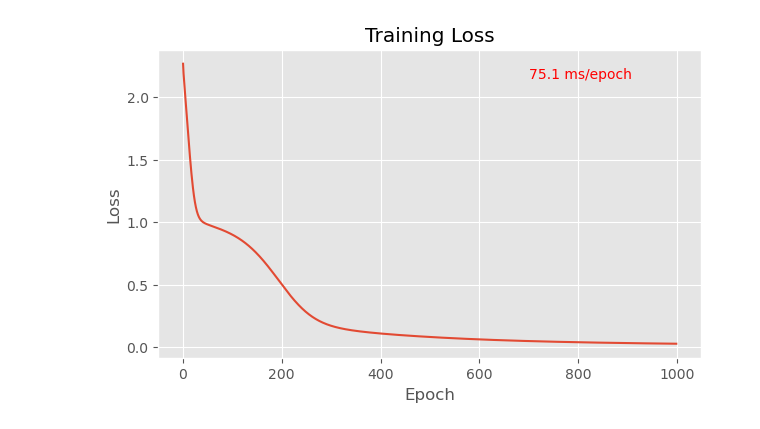
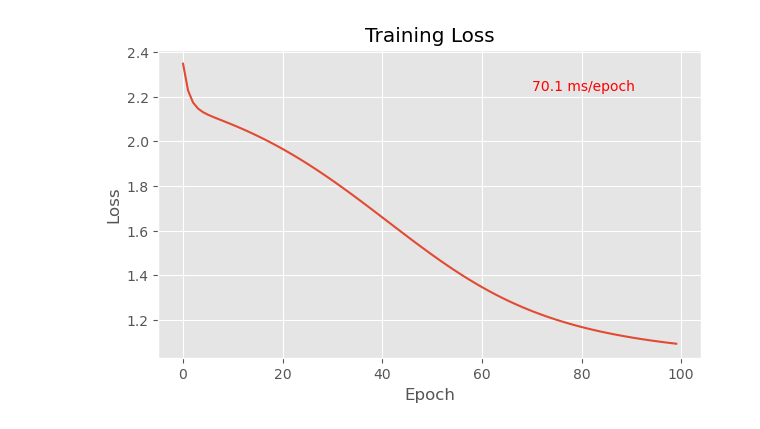
Before and after one commit to morganhawkins/ML-Projects, a Jupyter notebook: Neural Network.ipynb, the cells around one changed output. Cells and saved outputs as stored; diff of their text form; code cells hidden in the pictures.

```diff
--- a/Neural Network.ipynb
+++ b/Neural Network.ipynb
@@ -27,7 +27,7 @@ class connected_layer:
 
         #-must randomize weight matrix so that gradient isn't same for all neurons
         #--because gradient of neuron w respect to previous neuron is just associated weight
-        self.weight_mat = np.random.uniform(-1, 1, (num_neurons, prev_neurons))
+        self.weight_mat = np.random.uniform(-2, 2, (num_neurons, prev_neurons))
         self.weight_mat_update = np.zeros((num_neurons, prev_neurons))
 
 
@@ -285,6 +234,36 @@ x = np.random.uniform(-2,2,(1000,2))
 
 y = np.array([[s[0]*s[1], s[0] + s[1]] for s in x])
 # %%
-test_net.fit(x, y, epochs = 1000)
+#running 1000 epochs
+
+total_epochs = 100
+loss_history = np.zeros(total_epochs)
+
+start_time = time()
+for epoch in range(total_epochs):
+
+    for s in range(len(x)):
+        test_net.fit(x[s], y[s], learn_coef = .1)
+
+    for layer in test_net.layers:
+        if type(layer) == connected_layer:
+            layer.weight_mat = layer.weight_mat + (layer.weight_mat_update/len(x))
+            layer.bias_mat = layer.bias_mat + (layer.bias_mat_update/len(x))
+
+    test_net.reset_update_mats()
+
+    loss = test_net.loss(x, y)
+    loss_history[epoch] = loss
+
+    if epoch%(total_epochs/5) == 1:
+        print("-"*20)
+        print(f"epoch: {epoch}/{total_epochs} \n loss: {round(loss, 4)}")
+
+
+
+print("-"*20)
+print(f"epoch: done \n loss: {round(test_net.loss(x, y), 4)}")
+
+end_time = time()
 # %% [output]
 --------------------
@@ -308,5 +287,14 @@ epoch: done
 # %%
-test_net.graph_loss_history()
+plt.figure(figsize = (7,4))
+plt.style.use("ggplot")
+plt.plot(np.arange(total_epochs), loss_history)
+plt.xlabel("Epoch")
+plt.ylabel("Loss")
+plt.title("Training Loss")
+plt.text(total_epochs*.7, max(loss_history)*.95,
+         f"{round((end_time - start_time)/total_epochs*1000,1)} ms/epoch",
+         color = "red",)
+plt.show()
 # %% [output]
-[figure, old version]
+[figure, new version]
 # %%
```
Also changed, not shown: parts of 5 cells of this notebook.
